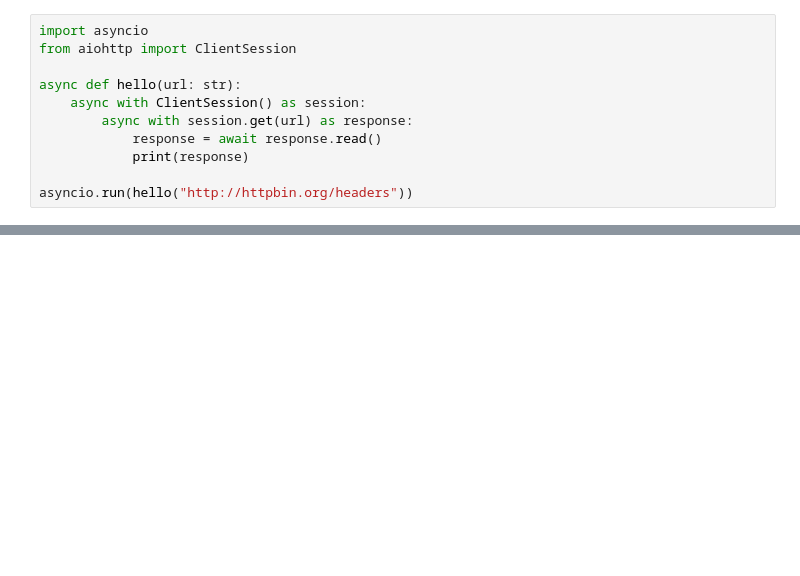
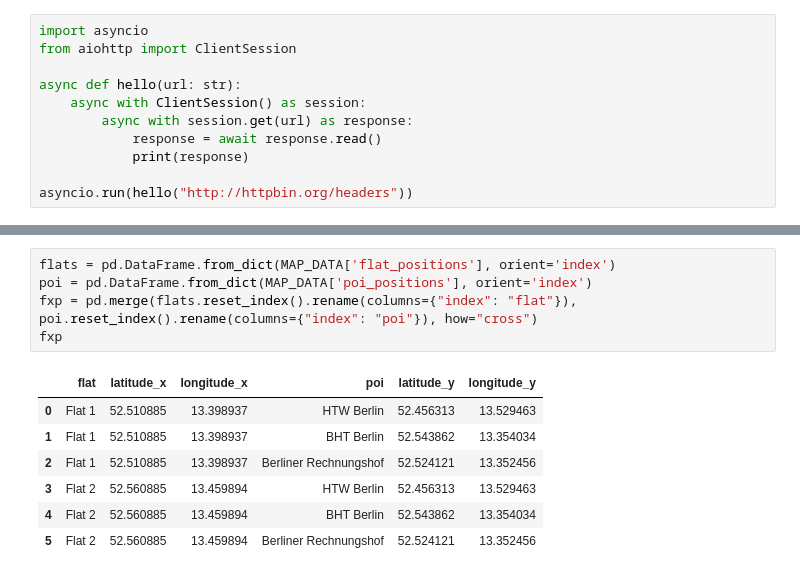
Before and after one commit to Famondir/flat-location-rater, a Jupyter notebook: dashboard.ipynb, the cells around one changed output, grey strips where cells are left out. Saved outputs shown, nothing was run; the diff lists cells and outputs as text; blank space fills up the shorter version.

```diff
--- a/dashboard.ipynb
+++ b/dashboard.ipynb
@@ -685,0 +700,13 @@ asyncio.run(hello("http://httpbin.org/headers"))
+# %%
+flats = pd.DataFrame.from_dict(MAP_DATA['flat_positions'], orient='index')
+poi = pd.DataFrame.from_dict(MAP_DATA['poi_positions'], orient='index')
+fxp = pd.merge(flats.reset_index().rename(columns={"index": "flat"}), poi.reset_index().rename(columns={"index": "poi"}), how="cross")
+fxp
+# %% [output]
+|  | flat | latitude_x | longitude_x | poi | latitude_y | longitude_y |
+| 0 | Flat 1 | 52.510885 | 13.398937 | HTW Berlin | 52.456313 | 13.529463 |
+| 1 | Flat 1 | 52.510885 | 13.398937 | BHT Berlin | 52.543862 | 13.354034 |
+| 2 | Flat 1 | 52.510885 | 13.398937 | Berliner Rechnungshof | 52.524121 | 13.352456 |
+| 3 | Flat 2 | 52.560885 | 13.459894 | HTW Berlin | 52.456313 | 13.529463 |
+| 4 | Flat 2 | 52.560885 | 13.459894 | BHT Berlin | 52.543862 | 13.354034 |
+| 5 | Flat 2 | 52.560885 | 13.459894 | Berliner Rechnungshof | 52.524121 | 13.352456 |
```
Also changed, not shown: parts of 6 cells of this notebook, 2 other files.
